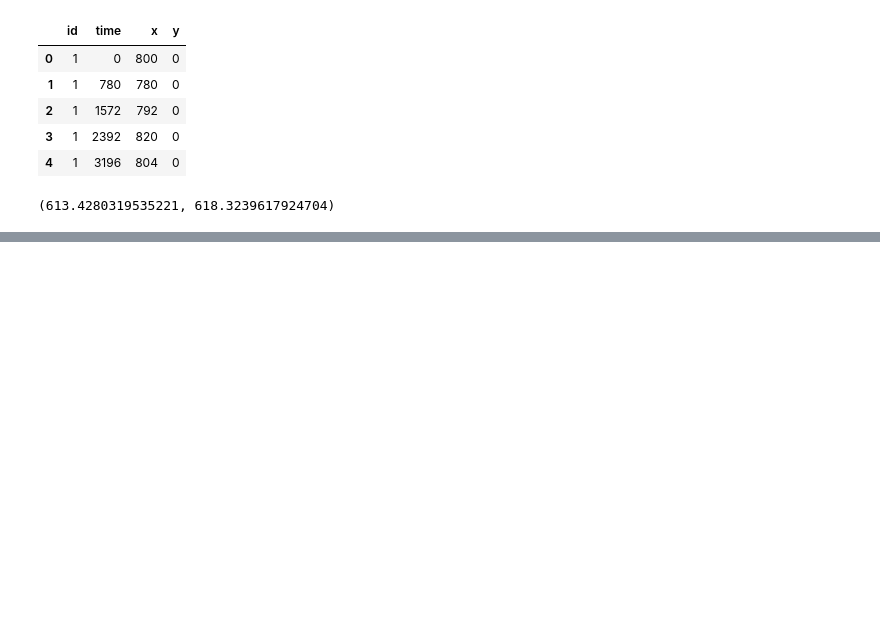
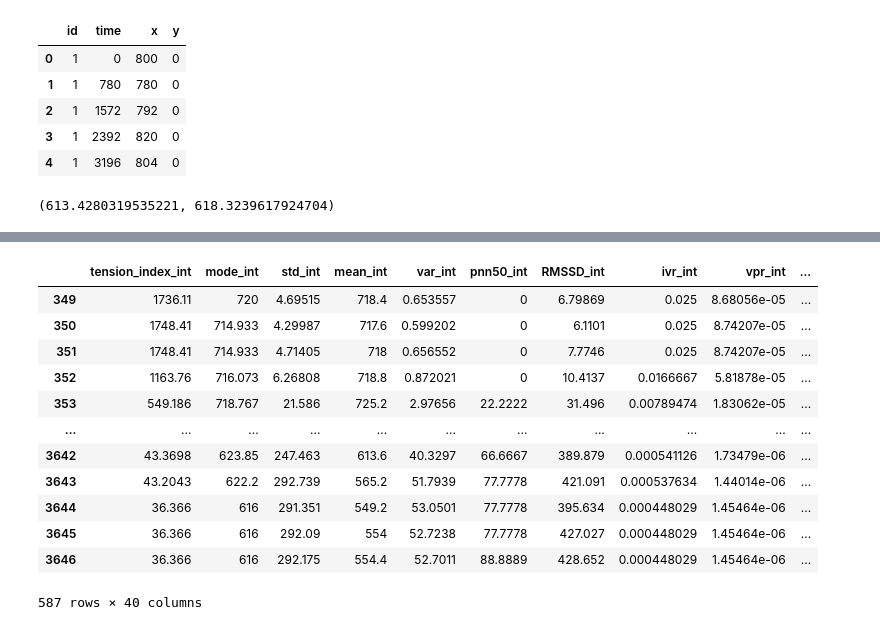
Before and after one commit to OnlyOneUseAcc/CardioSpike, a Jupyter notebook: split_data.ipynb, the cells around one changed output, grey strips where cells are left out. Cells and saved outputs as stored; diff of their text form; code cells hidden in the pictures; blank space fills up the shorter version.

```diff
--- a/split_data.ipynb
+++ b/split_data.ipynb
@@ -35,3 +33,8 @@ test.x.mean(), train.x.mean()
 # %%
 test.to_csv('data/split_data/test.csv')
 train.to_csv('data/split_data/train.csv')
+# %%
+import pandas as pd
+
+train = pd.read_csv('data/split_data/train.csv', index_col=0)
+test = pd.read_csv('data/split_data/test.csv', index_col=0)
@@ -37,0 +74,15 @@ train.to_csv('data/split_data/train.csv')
+# %%
+from tqdm import tqdm
+
+max_id = train.id.unique().max()
+for id_user in train.id.unique():
+    print(f'ID {id_user} из {max_id}')
+    stats_for_id = StatFeatures(train.loc[train.id == id_user, 'x'], count_intervals=PREDICT_PART).get_statistic()
+    for i in tqdm(range(train.loc[train.id == id_user].shape[0] - PREDICT_PART)):
+        if train.iloc[i: i + PREDICT_PART, 2].max() == train.iloc[i: i + PREDICT_PART, 2].min():
+            continue
+        stats_for_interval = StatFeatures(train.iloc[i: i + PREDICT_PART, 2], count_intervals=PREDICT_PART).get_statistic()
+        df_train_stats.loc[i, :] = stats_for_interval + stats_for_id + list(train.iloc[i: i + PREDICT_PART, 2].values) + list(
+            train.iloc[i: i + PREDICT_PART, 3].values)
+
+df_train_stats
@@ -37,0 +128,20 @@ train.to_csv('data/split_data/train.csv')
+# %%
+df_train_stats.loc[(df_train_stats.y0 == 1) |
+                   (df_train_stats.y1 == 1) |
+                    (df_train_stats.y2 == 1) |
+                    (df_train_stats.y3 == 1) |
+                    (df_train_stats.y4 == 1)]
+# %% [output]
+|  | tension_index_int | mode_int | std_int | mean_int | var_int | pnn50_int | RMSSD_int | ivr_int | vpr_int | ... |
+| 349 | 1736.11 | 720 | 4.69515 | 718.4 | 0.653557 | 0 | 6.79869 | 0.025 | 8.68056e-05 | ... |
+| 350 | 1748.41 | 714.933 | 4.29987 | 717.6 | 0.599202 | 0 | 6.1101 | 0.025 | 8.74207e-05 | ... |
+| 351 | 1748.41 | 714.933 | 4.71405 | 718 | 0.656552 | 0 | 7.7746 | 0.025 | 8.74207e-05 | ... |
+| 352 | 1163.76 | 716.073 | 6.26808 | 718.8 | 0.872021 | 0 | 10.4137 | 0.0166667 | 5.81878e-05 | ... |
+| 353 | 549.186 | 718.767 | 21.586 | 725.2 | 2.97656 | 22.2222 | 31.496 | 0.00789474 | 1.83062e-05 | ... |
+| ... | ... | ... | ... | ... | ... | ... | ... | ... | ... | ... |
+| 3642 | 43.3698 | 623.85 | 247.463 | 613.6 | 40.3297 | 66.6667 | 389.879 | 0.000541126 | 1.73479e-06 | ... |
+| 3643 | 43.2043 | 622.2 | 292.739 | 565.2 | 51.7939 | 77.7778 | 421.091 | 0.000537634 | 1.44014e-06 | ... |
+| 3644 | 36.366 | 616 | 291.351 | 549.2 | 53.0501 | 77.7778 | 395.634 | 0.000448029 | 1.45464e-06 | ... |
+| 3645 | 36.366 | 616 | 292.09 | 554 | 52.7238 | 77.7778 | 427.027 | 0.000448029 | 1.45464e-06 | ... |
+| 3646 | 36.366 | 616 | 292.175 | 554.4 | 52.7011 | 88.8889 | 428.652 | 0.000448029 | 1.45464e-06 | ... |
+587 rows × 40 columns
```
Also changed, not shown: parts of 5 cells of this notebook, 4 other files.
